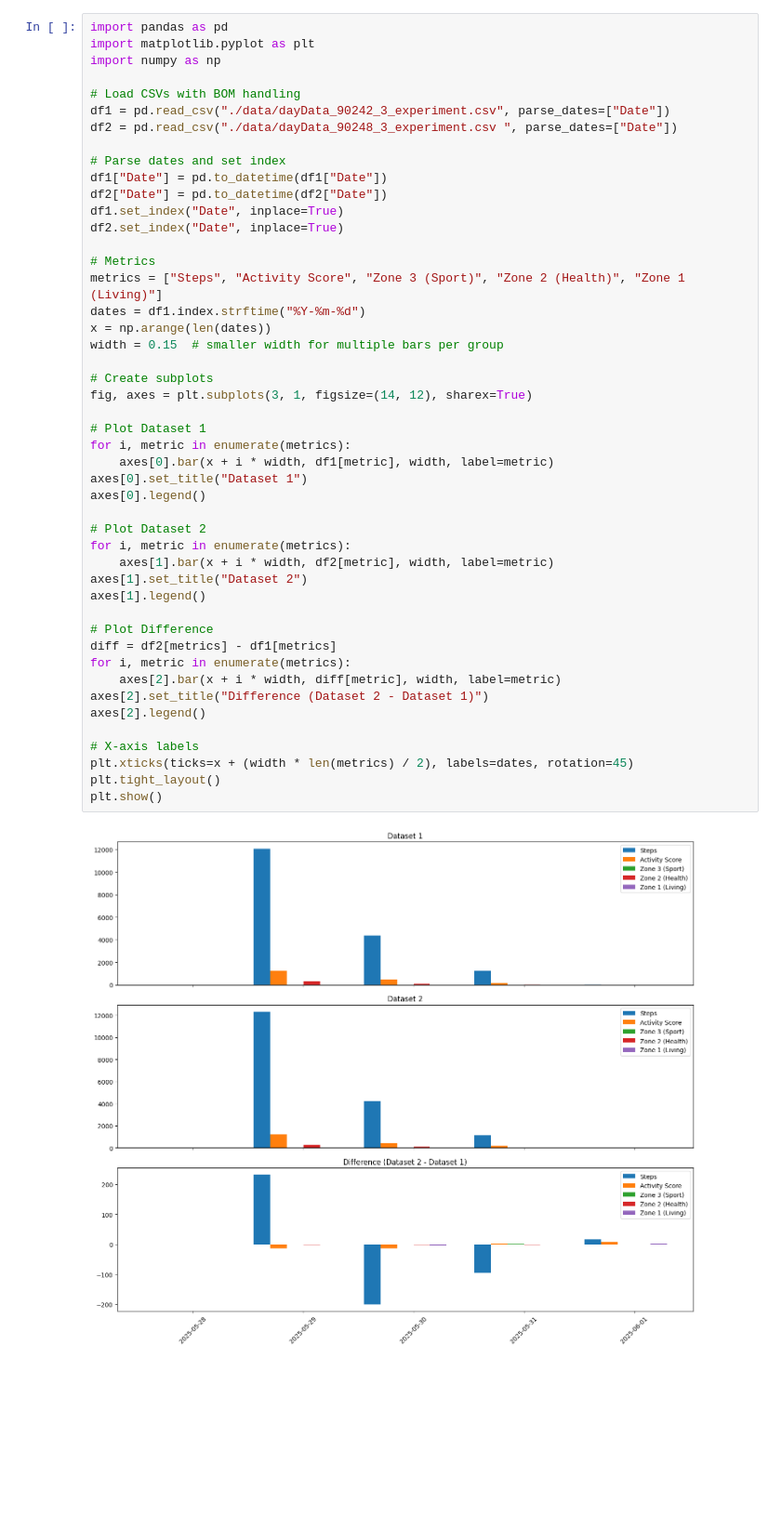
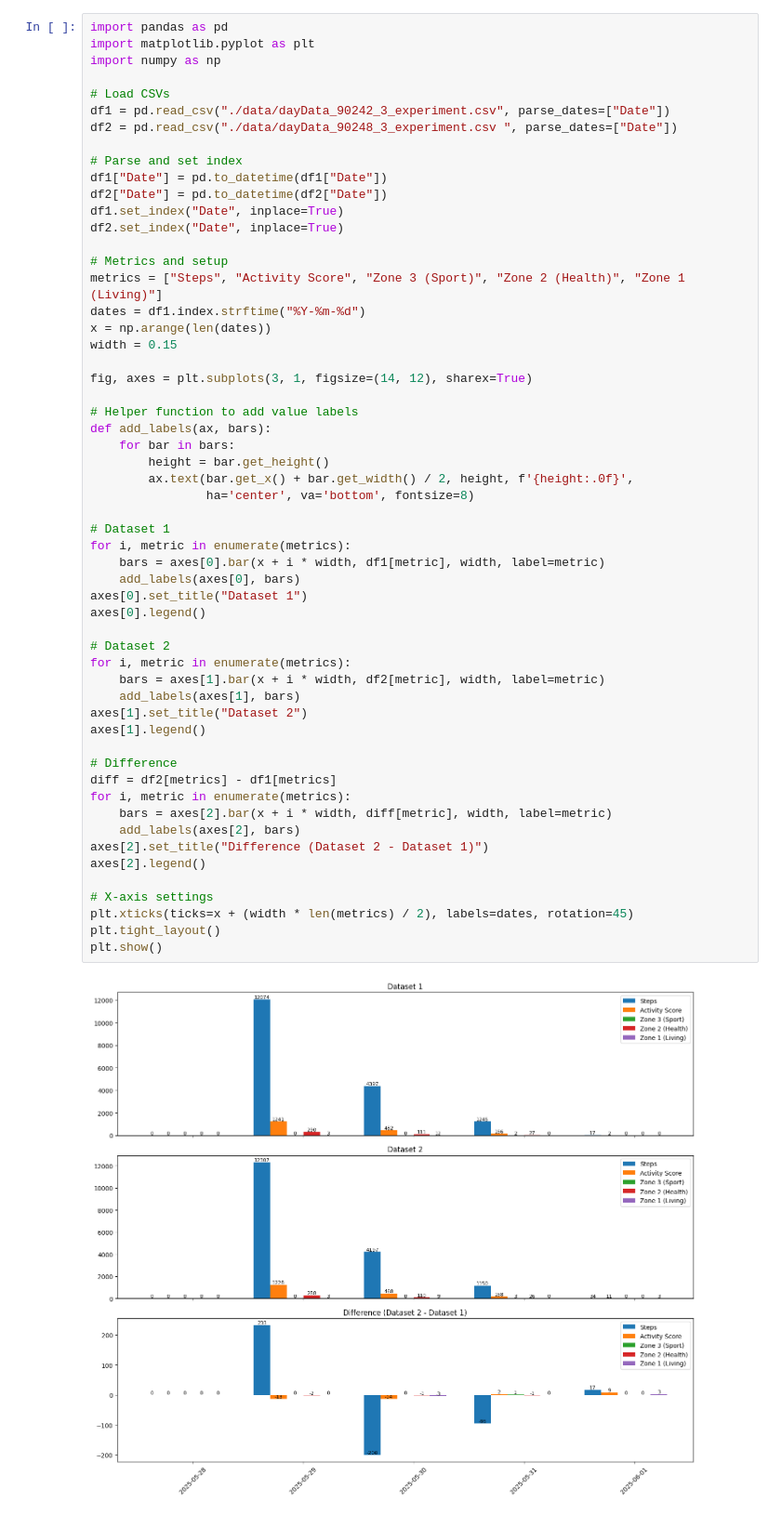
Before and after one commit to Vic-Warden/Digital-Life-Hipper-Monitoring, a Jupyter notebook: src/research/research.ipynb, the cells around one changed output. Shown at 93% size. Cells and saved outputs as stored; diff of their text form; blank space fills up the shorter version.

Commit message:
added a lot of plots

```diff
--- a/src/research/research.ipynb
+++ b/src/research/research.ipynb
@@ -73,47 +3,56 @@ import pandas as pd
 import matplotlib.pyplot as plt
 import numpy as np
 
-# Load CSVs with BOM handling
+# Load CSVs
 df1 = pd.read_csv("./data/dayData_90242_3_experiment.csv", parse_dates=["Date"])
 df2 = pd.read_csv("./data/dayData_90248_3_experiment.csv ", parse_dates=["Date"])
 
-# Parse dates and set index
+# Parse and set index
 df1["Date"] = pd.to_datetime(df1["Date"])
 df2["Date"] = pd.to_datetime(df2["Date"])
 df1.set_index("Date", inplace=True)
 df2.set_index("Date", inplace=True)
 
-# Metrics
+# Metrics and setup
 metrics = ["Steps", "Activity Score", "Zone 3 (Sport)", "Zone 2 (Health)", "Zone 1 (Living)"]
 dates = df1.index.strftime("%Y-%m-%d")
 x = np.arange(len(dates))
-width = 0.15  # smaller width for multiple bars per group
+width = 0.15
 
-# Create subplots
 fig, axes = plt.subplots(3, 1, figsize=(14, 12), sharex=True)
 
-# Plot Dataset 1
+# Helper function to add value labels
+def add_labels(ax, bars):
+    for bar in bars:
+        height = bar.get_height()
+        ax.text(bar.get_x() + bar.get_width() / 2, height, f'{height:.0f}',
+                ha='center', va='bottom', fontsize=8)
+
+# Dataset 1
 for i, metric in enumerate(metrics):
-    axes[0].bar(x + i * width, df1[metric], width, label=metric)
+    bars = axes[0].bar(x + i * width, df1[metric], width, label=metric)
+    add_labels(axes[0], bars)
 axes[0].set_title("Dataset 1")
 axes[0].legend()
 
-# Plot Dataset 2
+# Dataset 2
 for i, metric in enumerate(metrics):
-    axes[1].bar(x + i * width, df2[metric], width, label=metric)
+    bars = axes[1].bar(x + i * width, df2[metric], width, label=metric)
+    add_labels(axes[1], bars)
 axes[1].set_title("Dataset 2")
 axes[1].legend()
 
-# Plot Difference
+# Difference
 diff = df2[metrics] - df1[metrics]
 for i, metric in enumerate(metrics):
-    axes[2].bar(x + i * width, diff[metric], width, label=metric)
+    bars = axes[2].bar(x + i * width, diff[metric], width, label=metric)
+    add_labels(axes[2], bars)
 axes[2].set_title("Difference (Dataset 2 - Dataset 1)")
 axes[2].legend()
 
-# X-axis labels
+# X-axis settings
 plt.xticks(ticks=x + (width * len(metrics) / 2), labels=dates, rotation=45)
 plt.tight_layout()
 plt.show()
 # %% [output]
-[figure, old version]
+[figure, new version]
```
Also changed, not shown: parts of 9 cells of this notebook.
